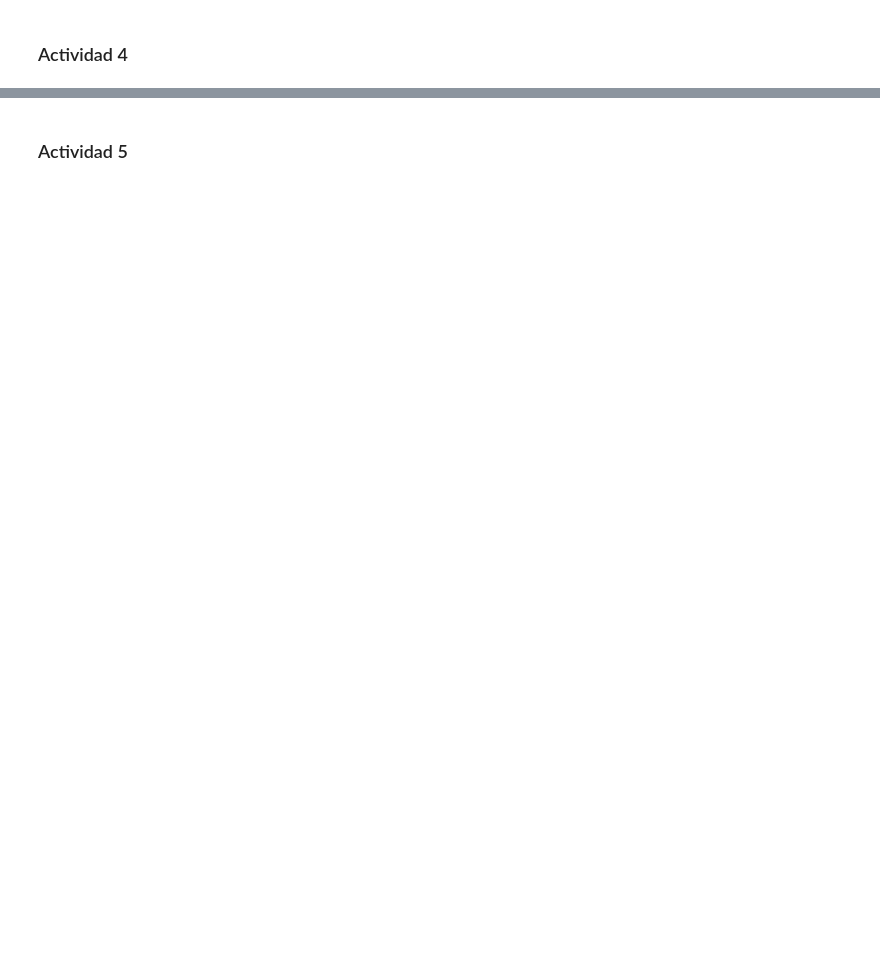
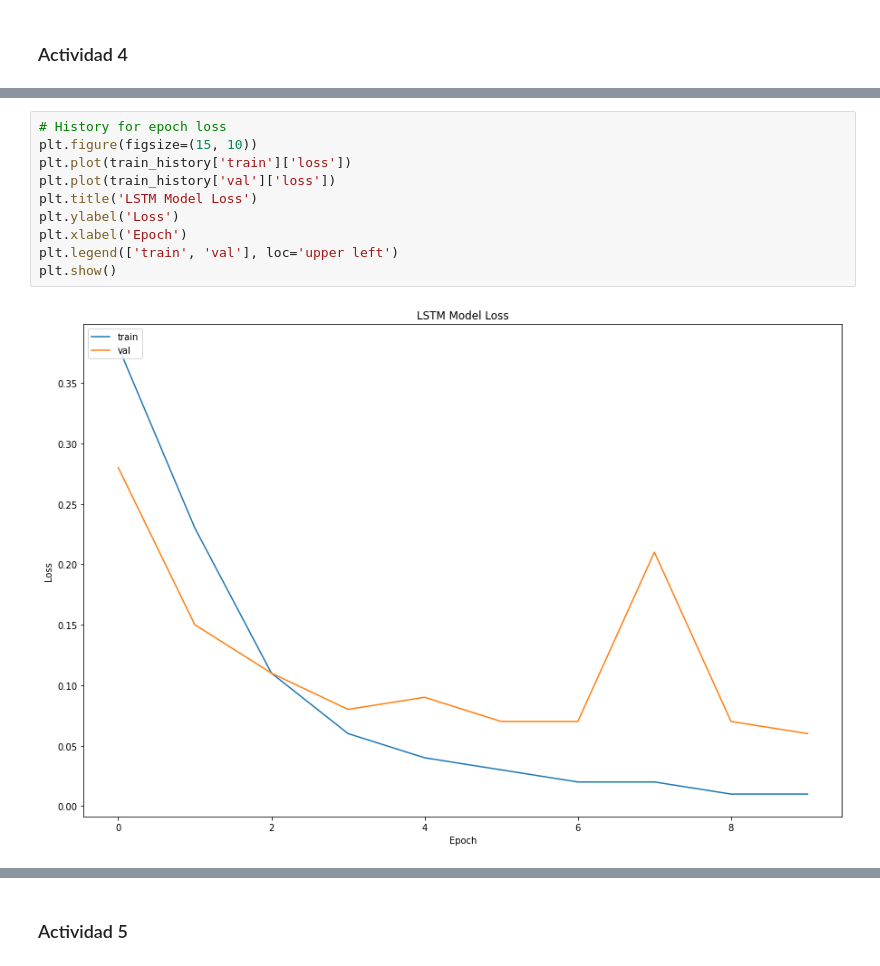
Before and after one commit to BFFV/DeepLearningHW, a Jupyter notebook: T2/T2.ipynb, the cells around one changed output, grey strips where cells are left out. Cells and saved outputs as stored; diff of their text form; blank space fills up the shorter version.

```diff
--- a/T2/T2.ipynb
+++ b/T2/T2.ipynb
@@ -374,2 +479,14 @@ Epoch: 05 | Epoch Time: 0m 0s
+# %%
+# History for epoch loss
+plt.figure(figsize=(15, 10))
+plt.plot(train_history['train']['loss'])
+plt.plot(train_history['val']['loss'])
+plt.title('LSTM Model Loss')
+plt.ylabel('Loss')
+plt.xlabel('Epoch')
+plt.legend(['train', 'val'], loc='upper left')
+plt.show()
+# %% [output]
+[figure, added]
 # %%
 # Run testing
```
Also changed, not shown: parts of 92 cells of this notebook, 3 other files.
